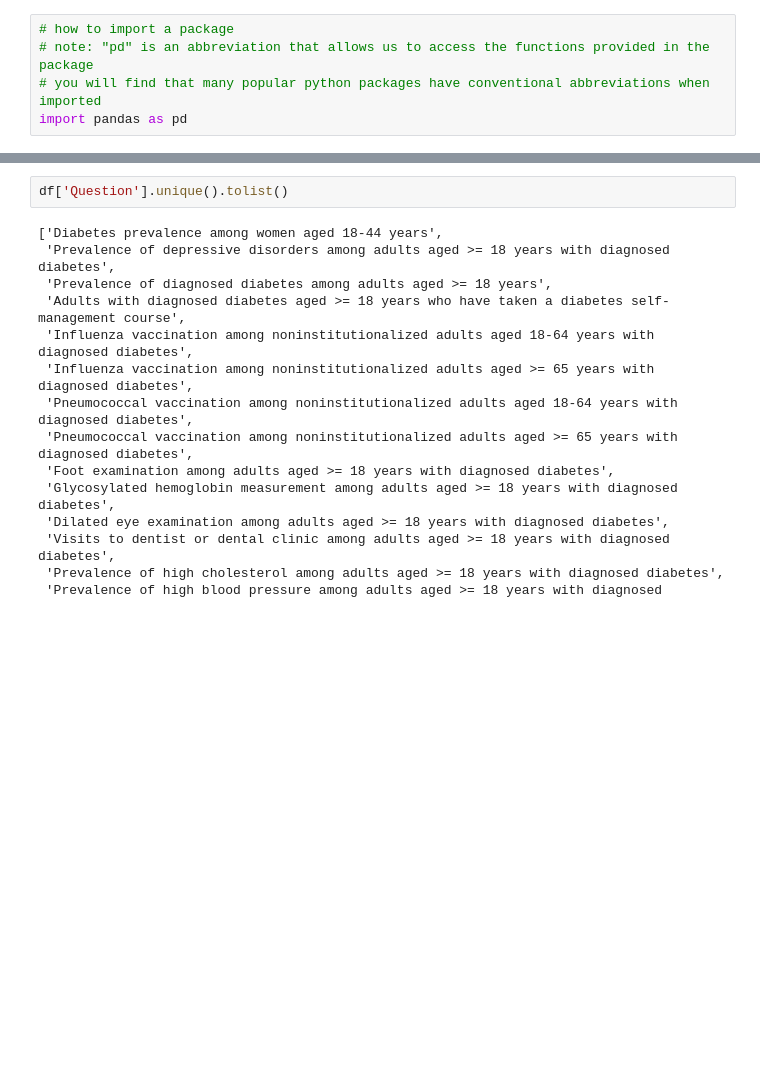
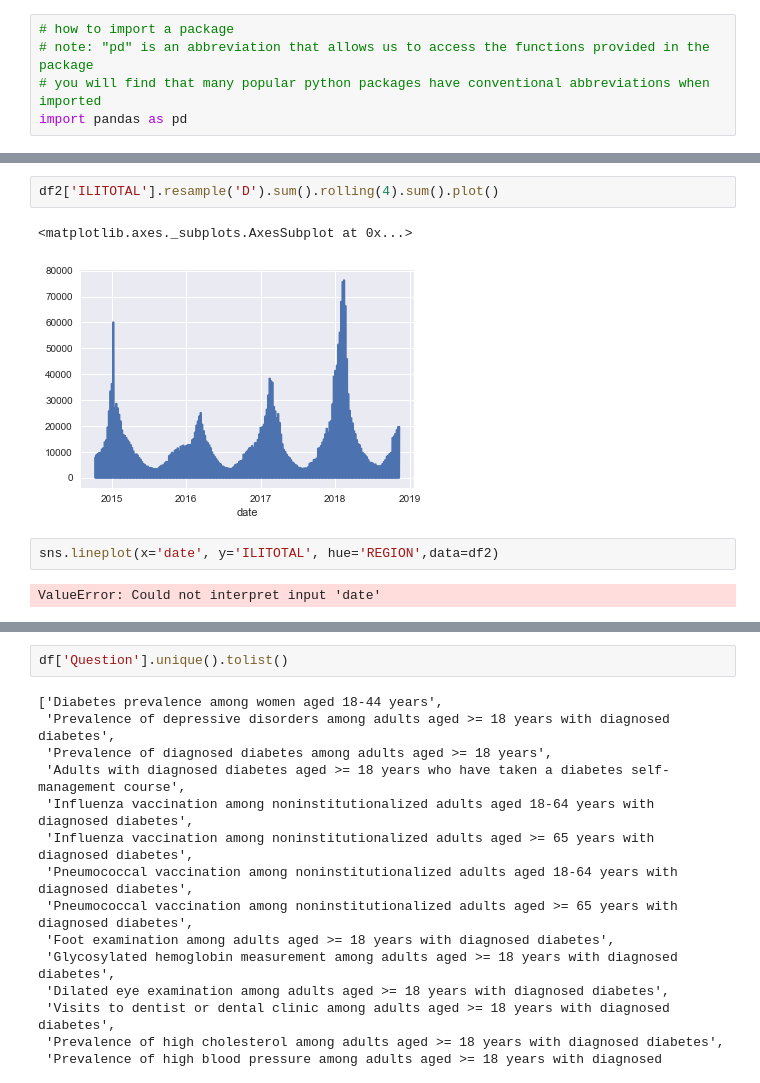
Before and after one commit to greenkidneybean/biol262, a Jupyter notebook: 1 - Python Pandas Lesson 181126.ipynb, the cells around one changed output, grey strips where cells are left out. Drawn from its saved outputs; the diff is of its cells as text; blank space fills up the shorter version.

```diff
--- a/1 - Python Pandas Lesson 181126.ipynb
+++ b/1 - Python Pandas Lesson 181126.ipynb
@@ -118,0 +478,9 @@ df
+# %%
+df2['ILITOTAL'].resample('D').sum().rolling(4).sum().plot()
+# %% [output]
+<matplotlib.axes._subplots.AxesSubplot at 0x...>
+[figure, added]
+# %%
+sns.lineplot(x='date', y='ILITOTAL', hue='REGION',data=df2)
+# %% [output]
+ValueError: Could not interpret input 'date'
```
Also changed, not shown: parts of 71 cells of this notebook, 4 other files.
